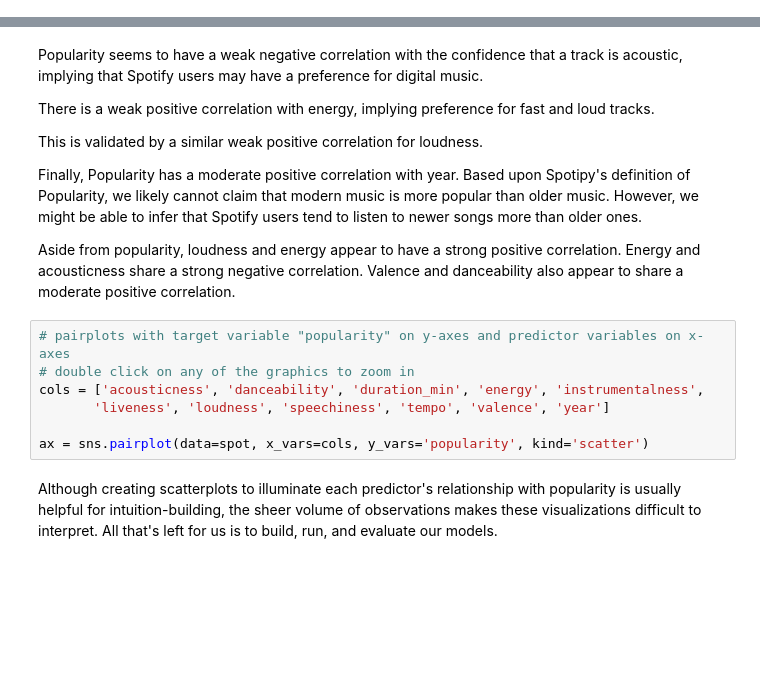
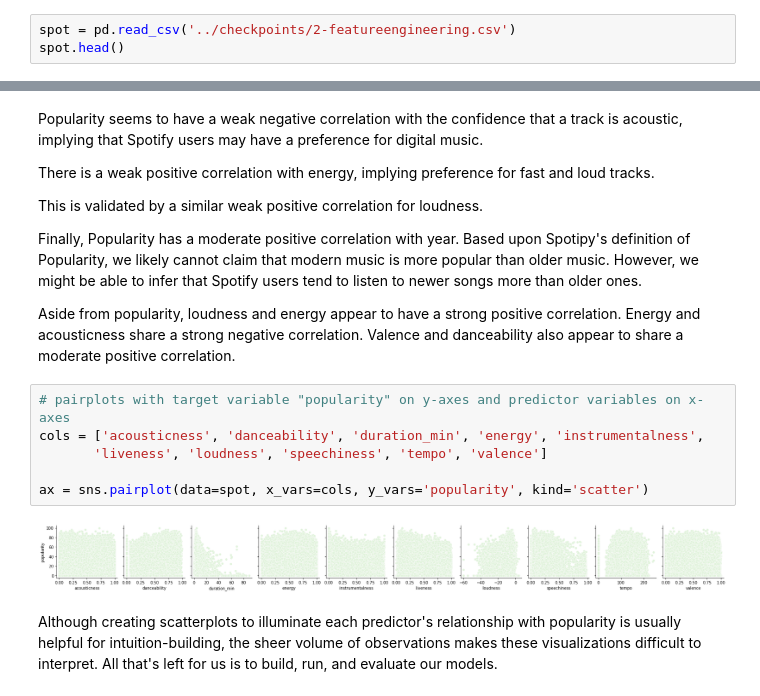
Before and after one commit to jacobresnikoff/Spotify-Project, a Jupyter notebook: python/popularity-prediction.ipynb, the cells around one changed output, grey strips where cells are left out. Drawn from its saved outputs; the diff is of its cells as text; blank space fills up the shorter version.

```diff
--- a/python/popularity-prediction.ipynb
+++ b/python/popularity-prediction.ipynb
@@ -213,3 +213,6 @@ Changing the units of duration to minutes ought to result in a more intuitive an
 ## 3. Exploratory Data Analysis
 # %% [markdown]
 ### Univariate Analysis - Numerical
+# %%
+spot = pd.read_csv('../checkpoints/2-featureengineering.csv')
+spot.head()
@@ -348,11 +452,12 @@ Finally, Popularity has a moderate positive correlation with year. Based upon Sp
 Aside from popularity, loudness and energy appear to have a strong positive correlation. Energy and acousticness share a strong negative correlation. Valence and danceability also appear to share a moderate positive correlation.
 # %%
 # pairplots with target variable "popularity" on y-axes and predictor variables on x-axes
-# double click on any of the graphics to zoom in
 cols = ['acousticness', 'danceability', 'duration_min', 'energy', 'instrumentalness',
-       'liveness', 'loudness', 'speechiness', 'tempo', 'valence', 'year']
+       'liveness', 'loudness', 'speechiness', 'tempo', 'valence']
 
 ax = sns.pairplot(data=spot, x_vars=cols, y_vars='popularity', kind='scatter')
+# %% [output]
+[figure, added]
 # %% [markdown]
 Although creating scatterplots to illuminate each predictor's relationship with popularity is usually helpful for intuition-building, the sheer volume of observations makes these visualizations difficult to interpret. All that's left for us is to build, run, and evaluate our models.
 # %% [markdown]
```
Also changed, not shown: parts of 21 cells of this notebook.
